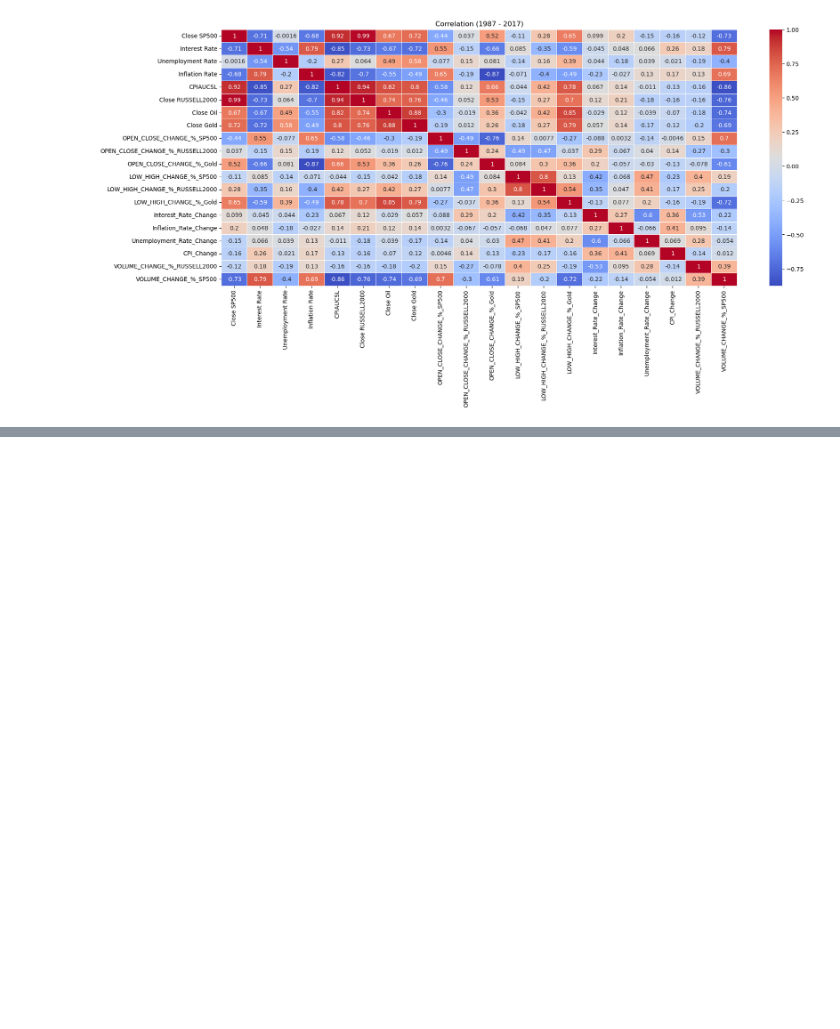
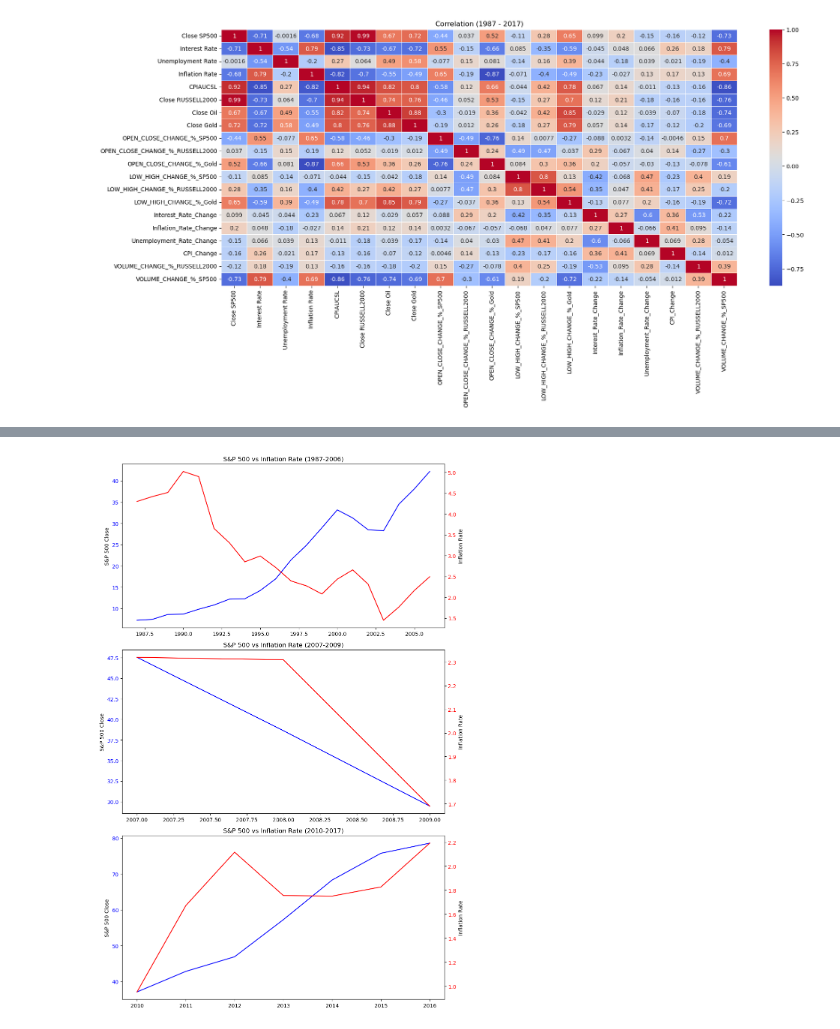
Before and after one commit to badranyoussef/bi-exam-project-stock, a Jupyter notebook: notebooks/ExplorationAndAnalysis.ipynb, the cells around one changed output, grey strips where cells are left out. Saved outputs shown, nothing was run; the diff lists cells and outputs as text; code cells hidden in the pictures; blank space fills up the shorter version.

```diff
--- a/notebooks/ExplorationAndAnalysis.ipynb
+++ b/notebooks/ExplorationAndAnalysis.ipynb
@@ -392,0 +411,48 @@ plt.show()
+# %%
+# 1. Filtrér data for hver periode
+pre_crisis = df_grouped_by_year[(df_grouped_by_year['Year'] >= 1987) & (df_grouped_by_year['Year'] <= 2006)]
+during_crisis = df_grouped_by_year[(df_grouped_by_year['Year'] >= 2007) & (df_grouped_by_year['Year'] <= 2009)]
+post_crisis = df_grouped_by_year[(df_grouped_by_year['Year'] >= 2010) & (df_grouped_by_year['Year'] <= 2017)]
+
+# 2. Lav plot for hver periode
+
+fig, axes = plt.subplots(3, 1, figsize=(10, 15))
+
+# Pre crisis
+axes[0].plot(pre_crisis['Year'], pre_crisis['Close SP500'], color='blue', label='S&P 500 Close')
+axes[0].set_ylabel('S&P 500 Close')
+axes[0].set_title('S&P 500 vs Inflation Rate (1987-2006)')
+axes[0].tick_params(axis='y', labelcolor='blue')
+
+ax2_0 = axes[0].twinx()
+ax2_0.plot(pre_crisis['Year'], pre_crisis['Inflation Rate'], color='red', label='Inflation Rate')
+ax2_0.set_ylabel('Inflation Rate')
+ax2_0.tick_params(axis='y', labelcolor='red')
+
+# During Crisis
+axes[1].plot(during_crisis['Year'], during_crisis['Close SP500'], color='blue', label='S&P 500 Close')
+axes[1].set_ylabel('S&P 500 Close')
+axes[1].set_title('S&P 500 vs Inflation Rate (2007-2009)')
+axes[1].tick_params(axis='y', labelcolor='blue')
+
+ax2_1 = axes[1].twinx()
+ax2_1.plot(during_crisis['Year'], during_crisis['Inflation Rate'], color='red', label='Inflation Rate')
+ax2_1.set_ylabel('Inflation Rate')
+ax2_1.tick_params(axis='y', labelcolor='red')
+
+# After crisis
+axes[2].plot(post_crisis['Year'], post_crisis['Close SP500'], color='blue', label='S&P 500 Close')
+axes[2].set_ylabel('S&P 500 Close')
+axes[2].set_title('S&P 500 vs Inflation Rate (2010-2017)')
+axes[2].tick_params(axis='y', labelcolor='blue')
+
+ax2_2 = axes[2].twinx()
+ax2_2.plot(post_crisis['Year'], post_crisis['Inflation Rate'], color='red', label='Inflation Rate')
+ax2_2.set_ylabel('Inflation Rate')
+ax2_2.tick_params(axis='y', labelcolor='red')
+
+# Justér layout
+plt.tight_layout()
+plt.show()
+# %% [output]
+[figure, added]
```
Also changed, not shown: parts of 2 cells of this notebook.
